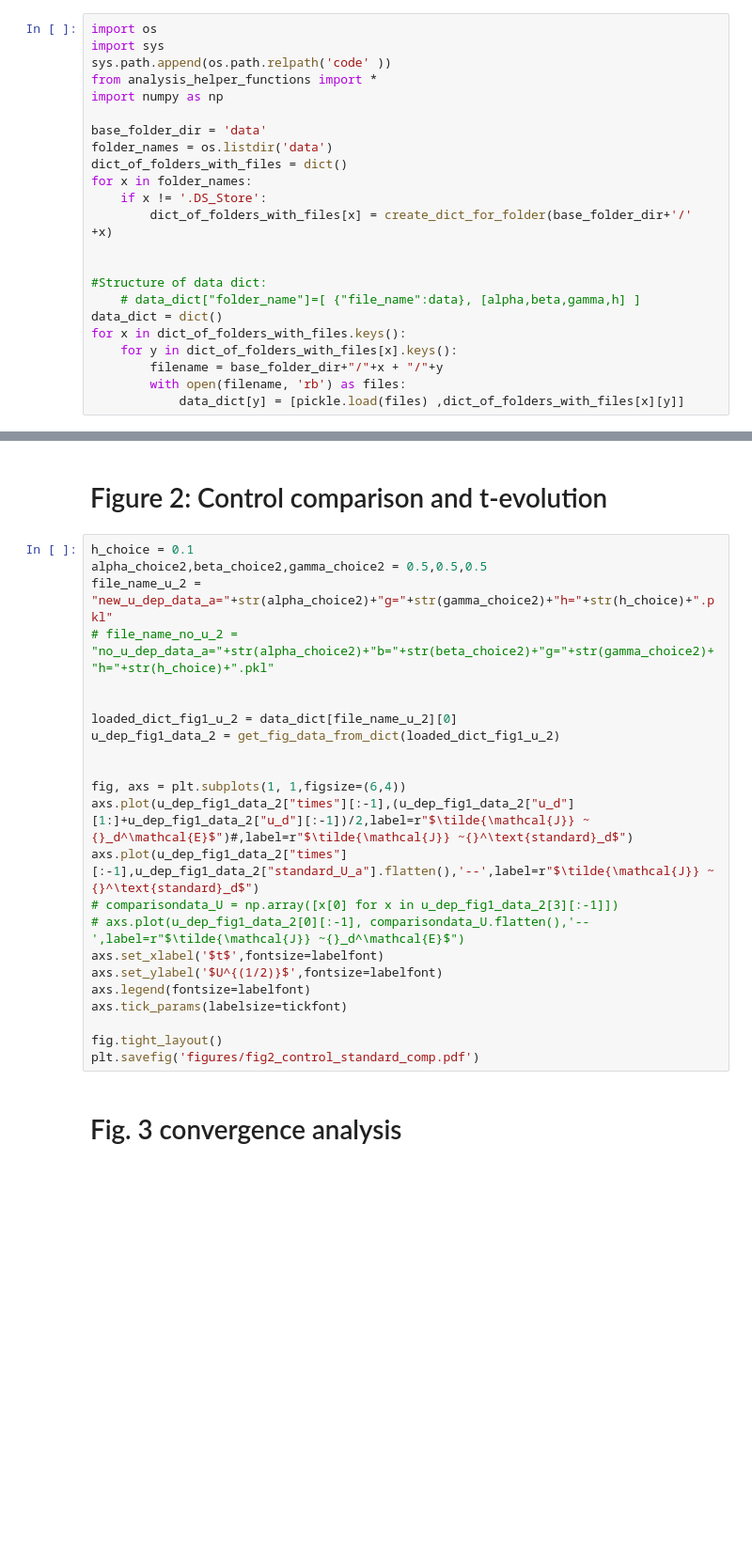
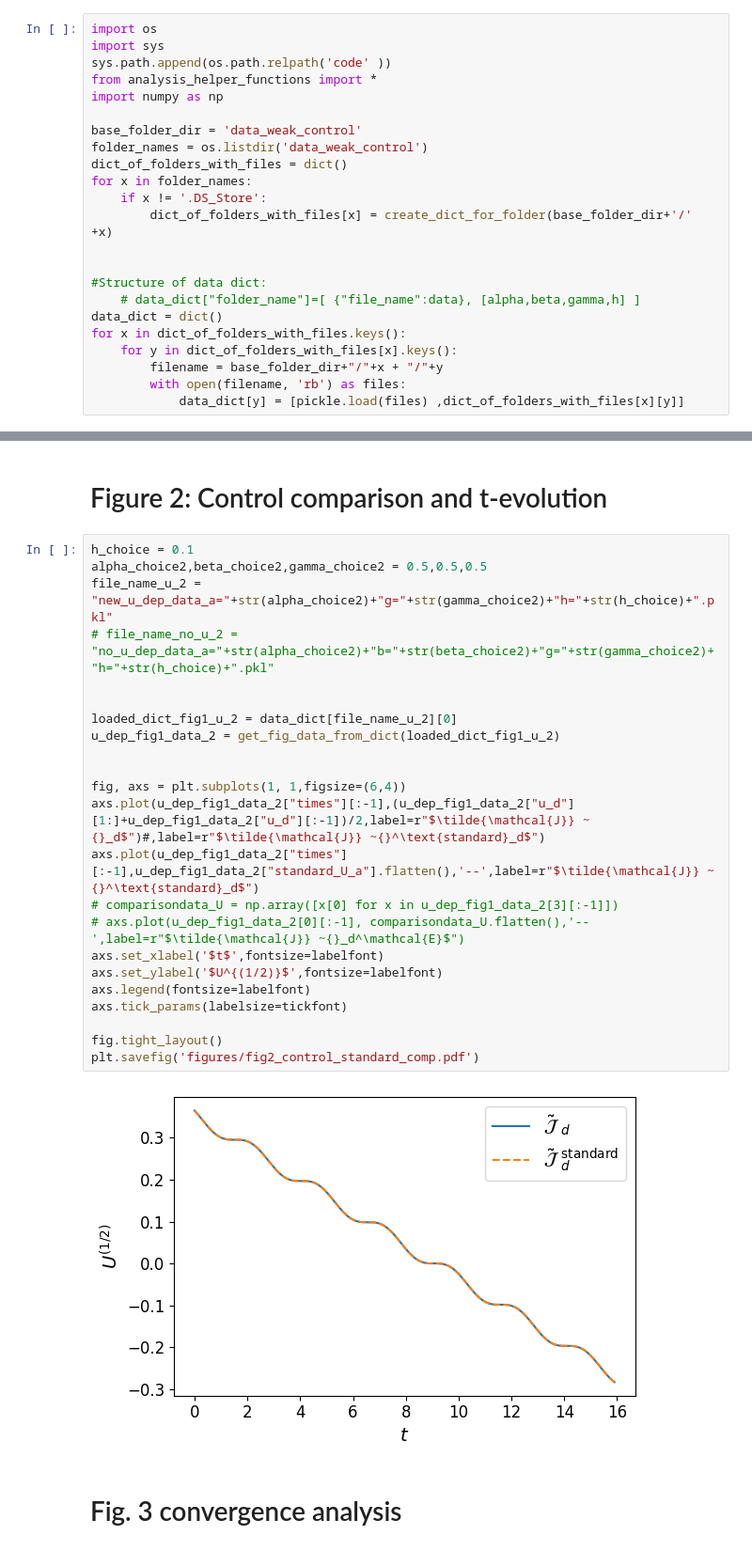
Before and after one commit to Institute-of-Applied-Dynamics/Pendulum_on_a_cart_variational_integrator_program, a Jupyter notebook: Analysis_file.ipynb, the cells around one changed output, grey strips where cells are left out. Shown at 94% size. Cells and saved outputs as stored; diff of their text form; blank space fills up the shorter version.

Commit message:
Working base version

```diff
--- a/Analysis_file.ipynb
+++ b/Analysis_file.ipynb
@@ -5,8 +5,8 @@ sys.path.append(os.path.relpath('code' ))
 from analysis_helper_functions import *
 import numpy as np
 
-base_folder_dir = 'data'
-folder_names = os.listdir('data')
+base_folder_dir = 'data_weak_control'
+folder_names = os.listdir('data_weak_control')
 dict_of_folders_with_files = dict()
 for x in folder_names:
     if x != '.DS_Store':
@@ -197,26 +345,28 @@ plt.savefig('figures/Examples_fig_1.pdf')
 # %%
 h_choice = 0.1
 alpha_choice2,beta_choice2,gamma_choice2 = 0.5,0.5,0.5
 file_name_u_2 =  "new_u_dep_data_a="+str(alpha_choice2)+"g="+str(gamma_choice2)+"h="+str(h_choice)+".pkl"
 # file_name_no_u_2 =  "no_u_dep_data_a="+str(alpha_choice2)+"b="+str(beta_choice2)+"g="+str(gamma_choice2)+"h="+str(h_choice)+".pkl"
 
 
 loaded_dict_fig1_u_2 = data_dict[file_name_u_2][0]
 u_dep_fig1_data_2 = get_fig_data_from_dict(loaded_dict_fig1_u_2)
 
 
 fig, axs = plt.subplots(1, 1,figsize=(6,4))
-axs.plot(u_dep_fig1_data_2["times"][:-1],(u_dep_fig1_data_2["u_d"][1:]+u_dep_fig1_data_2["u_d"][:-1])/2,label=r"$\tilde{\mathcal{J}} ~{}_d^\mathcal{E}$")#,label=r"$\tilde{\mathcal{J}} ~{}^\text{standard}_d$")
+axs.plot(u_dep_fig1_data_2["times"][:-1],(u_dep_fig1_data_2["u_d"][1:]+u_dep_fig1_data_2["u_d"][:-1])/2,label=r"$\tilde{\mathcal{J}} ~{}_d$")#,label=r"$\tilde{\mathcal{J}} ~{}^\text{standard}_d$")
 axs.plot(u_dep_fig1_data_2["times"][:-1],u_dep_fig1_data_2["standard_U_a"].flatten(),'--',label=r"$\tilde{\mathcal{J}} ~{}^\text{standard}_d$")
 # comparisondata_U = np.array([x[0] for x in u_dep_fig1_data_2[3][:-1]])
 # axs.plot(u_dep_fig1_data_2[0][:-1], comparisondata_U.flatten(),'--',label=r"$\tilde{\mathcal{J}} ~{}_d^\mathcal{E}$")
 axs.set_xlabel('$t$',fontsize=labelfont)
 axs.set_ylabel('$U^{(1/2)}$',fontsize=labelfont)
 axs.legend(fontsize=labelfont)
 axs.tick_params(labelsize=tickfont)
 
 fig.tight_layout()
 plt.savefig('figures/fig2_control_standard_comp.pdf')
+# %% [output]
+[figure, added]
 # %% [markdown]
 # Fig. 3 convergence analysis
 # %%
```
Also changed, not shown: parts of 10 cells of this notebook, 2 other files.
